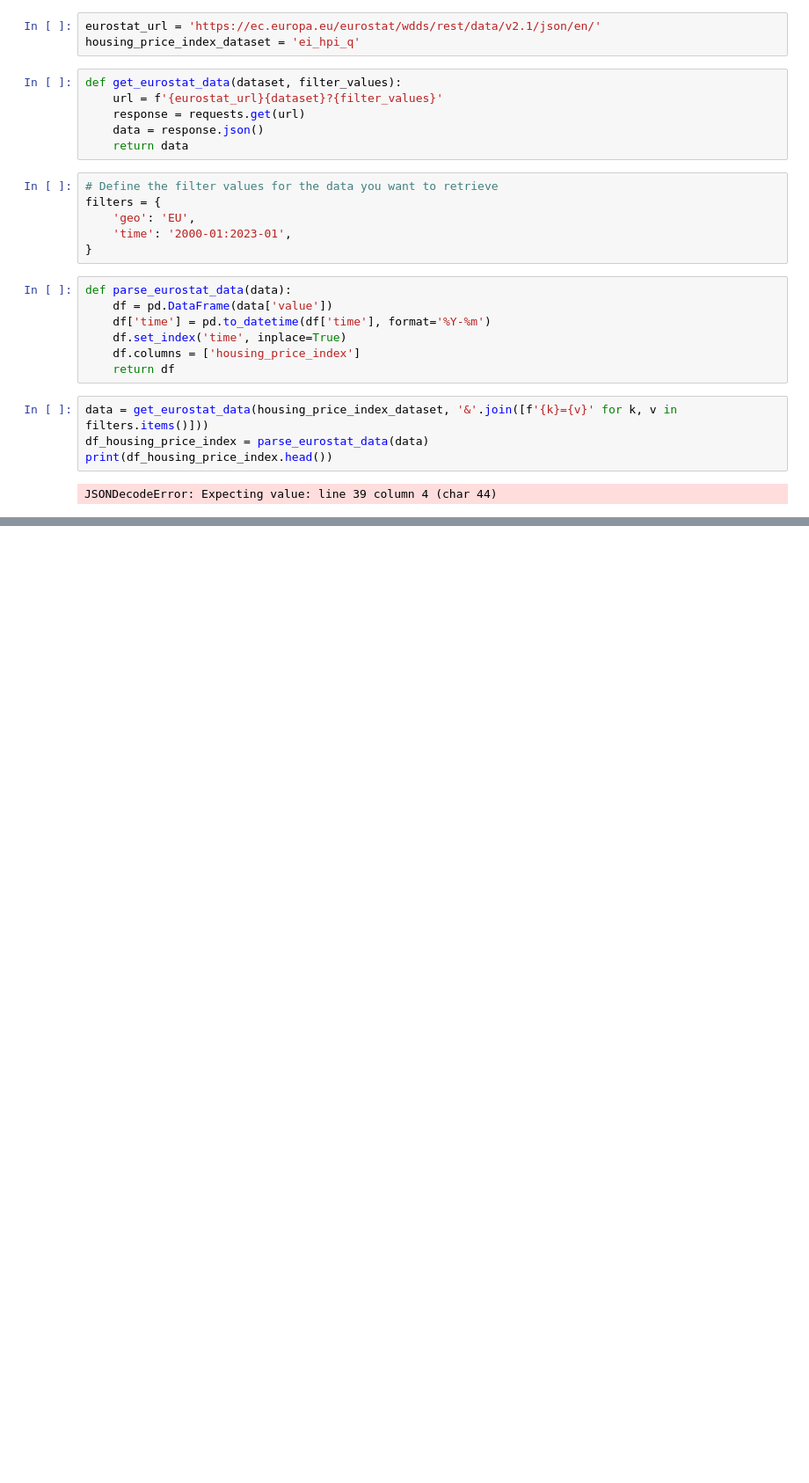
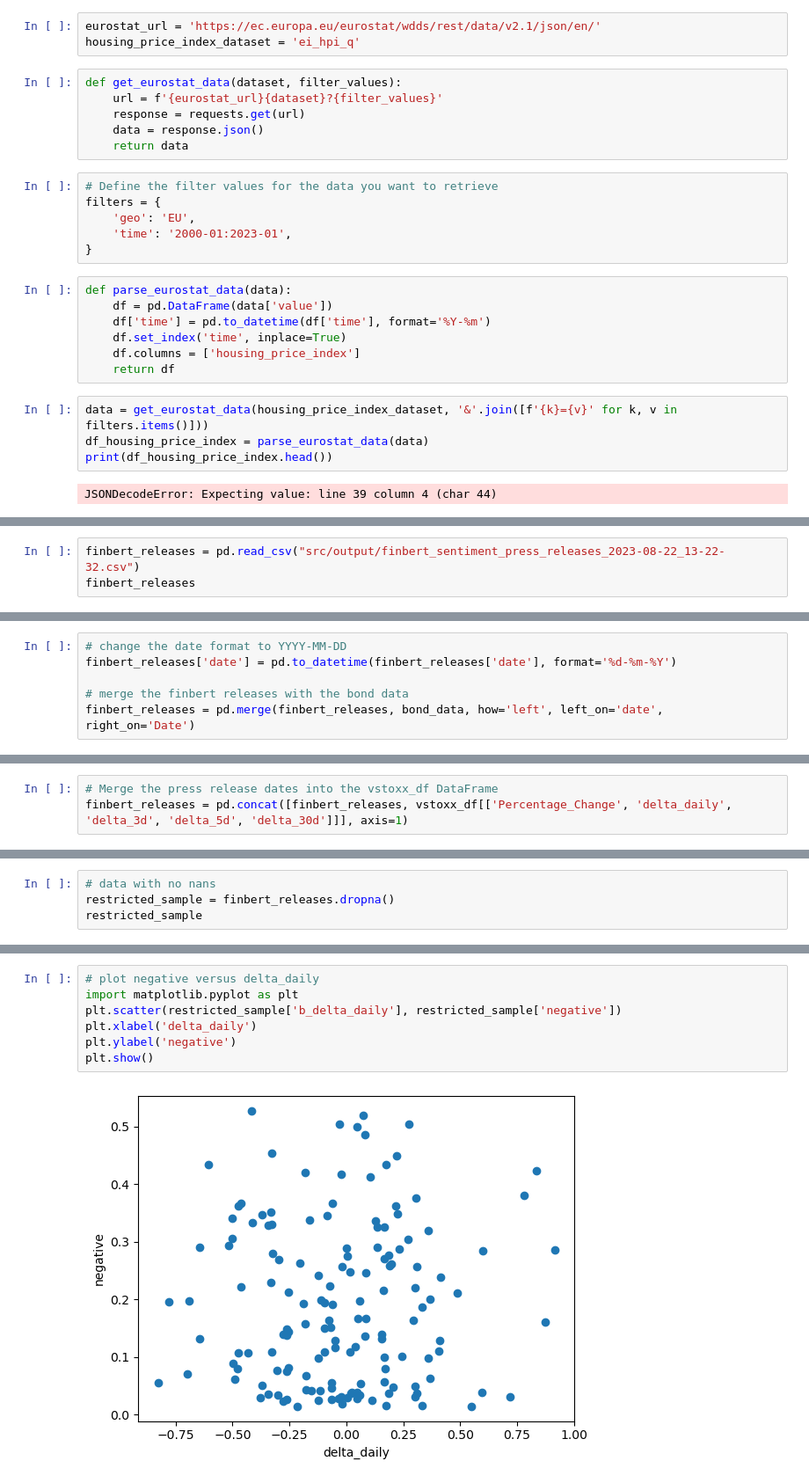
Before and after one commit to OzodbekOzodov/stock-market-and-speeches, a Jupyter notebook: 2_preprocessing_pipelines.ipynb, the cells around one changed output, grey strips where cells are left out. Shown at 88% size. Drawn from its saved outputs; the diff is of its cells as text; blank space fills up the shorter version.

```diff
--- a/2_preprocessing_pipelines.ipynb
+++ b/2_preprocessing_pipelines.ipynb
@@ -852,0 +1141,3 @@ JSONDecodeError: Expecting value: line 39 column 4 (char 44)
+# %%
+finbert_releases = pd.read_csv("src/output/finbert_sentiment_press_releases_2023-08-22_13-22-32.csv")
+finbert_releases
@@ -852,0 +1158,6 @@ JSONDecodeError: Expecting value: line 39 column 4 (char 44)
+# %%
+# change the date format to YYYY-MM-DD
+finbert_releases['date'] = pd.to_datetime(finbert_releases['date'], format='%d-%m-%Y')
+
+# merge the finbert releases with the bond data
+finbert_releases = pd.merge(finbert_releases, bond_data, how='left', left_on='date', right_on='Date')
@@ -852,0 +1180,3 @@ JSONDecodeError: Expecting value: line 39 column 4 (char 44)
+# %%
+# Merge the press release dates into the vstoxx_df DataFrame
+finbert_releases = pd.concat([finbert_releases, vstoxx_df[['Percentage_Change', 'delta_daily', 'delta_3d', 'delta_5d', 'delta_30d']]], axis=1)
@@ -852,0 +1199,4 @@ JSONDecodeError: Expecting value: line 39 column 4 (char 44)
+# %%
+# data with no nans
+restricted_sample = finbert_releases.dropna()
+restricted_sample
@@ -852,0 +1248,9 @@ JSONDecodeError: Expecting value: line 39 column 4 (char 44)
+# %%
+# plot negative versus delta_daily
+import matplotlib.pyplot as plt
+plt.scatter(restricted_sample['b_delta_daily'], restricted_sample['negative'])
+plt.xlabel('delta_daily')
+plt.ylabel('negative')
+plt.show()
+# %% [output]
+[figure, added]
```
Also changed, not shown: parts of 44 cells of this notebook, 26 other files.
